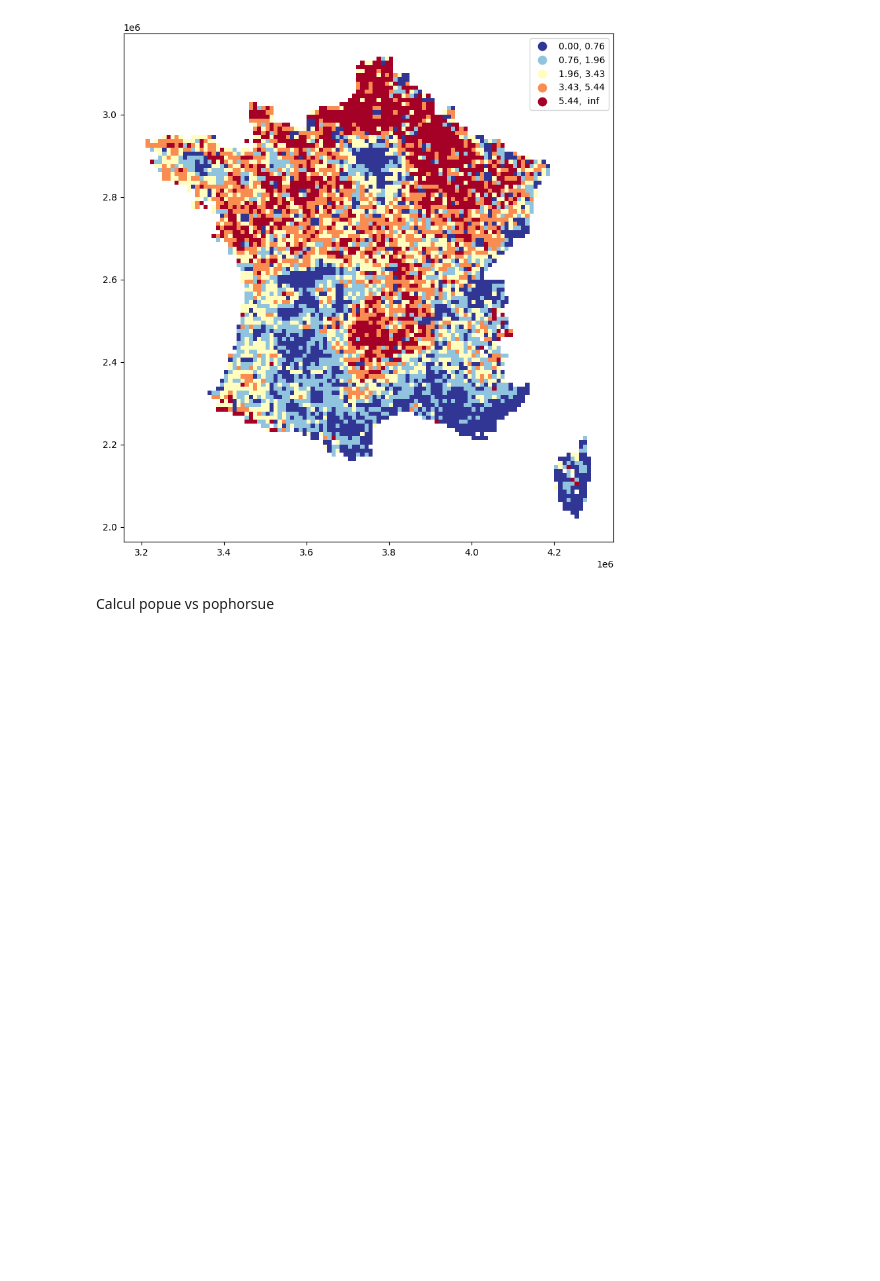
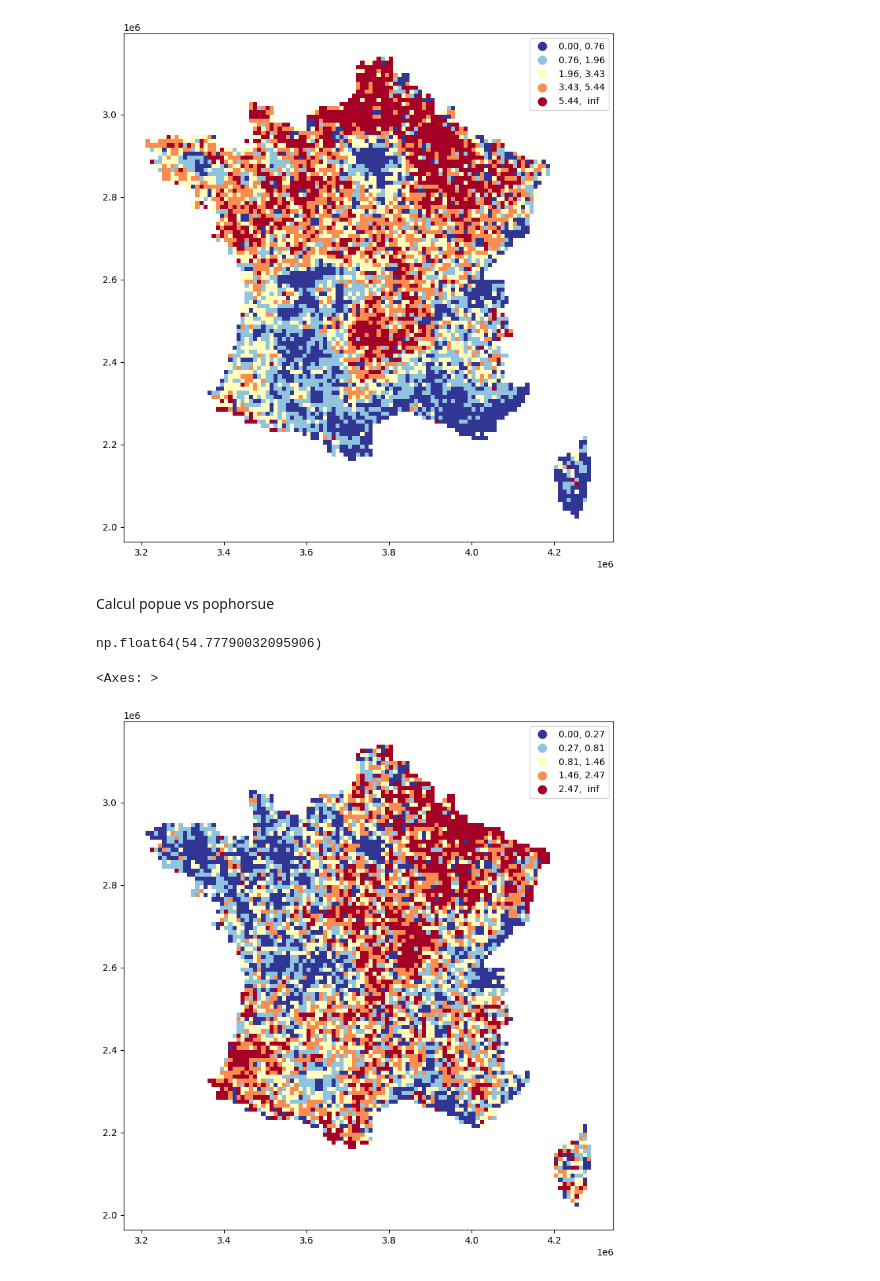
Before and after one commit to fsemecurbe/AOTMS, a Jupyter notebook: AOPTMSG.ipynb, the cells around one changed output. Cells and saved outputs as stored; diff of their text form; code cells hidden in the pictures; blank space fills up the shorter version.

```diff
--- a/AOPTMSG.ipynb
+++ b/AOPTMSG.ipynb
@@ -91,3 +91,19 @@ df_agg.plot('pophorsue_ratio', cmap='RdYlBu_r', scheme='quantiles', legend=True,
 [figure]
 # %% [markdown]
 Calcul popue vs pophorsue
+# %%
+T = ot.emd(df_agg.popue.to_numpy() , df_agg.pophorsue.to_numpy() , C**.5, numItermax=5000000)
+# %%
+df_agg['popue_dist'] = np.sum(T * C**.5, axis=0) / df_agg.popue / 1000
+df_agg['popue_ratio'] = np.sum((C>0) * T,0) / df_agg.popue
+df_agg['pophorsue_dist'] =   np.sum(T * C**.5, axis=1) / df_agg.pophorsue / 1000
+df_agg['pophorsue_ratio'] = np.sum((C>0) * T,1) / df_agg.pophorsue
+#aa_nonpoor['dist_pure'] =   np.sum(T * C**.5, axis=1)
+np.sum(T * C**.5) / 1000
+# %% [output]
+np.float64(54.77790032095906)
+# %%
+df_agg.plot('pophorsue_ratio', cmap='RdYlBu_r', scheme='quantiles', legend=True, figsize=(10,10) )
+# %% [output]
+<Axes: >
+[figure, added]
```
Also changed, not shown: parts of 1 cell of this notebook.
